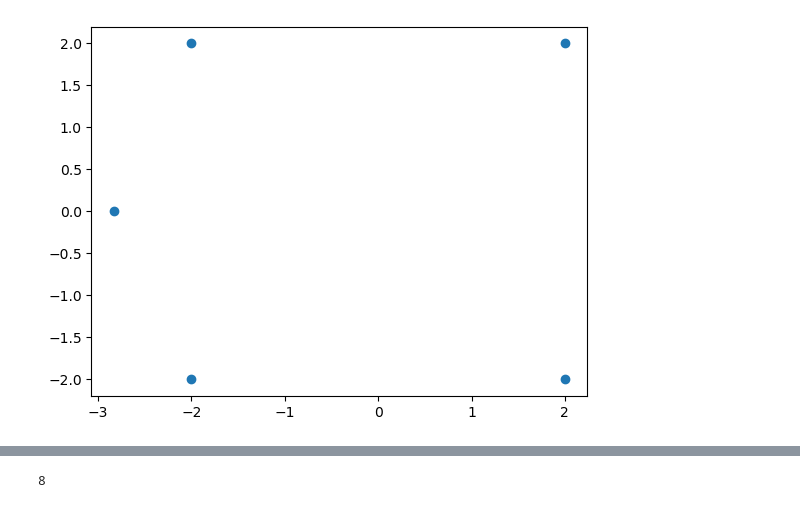
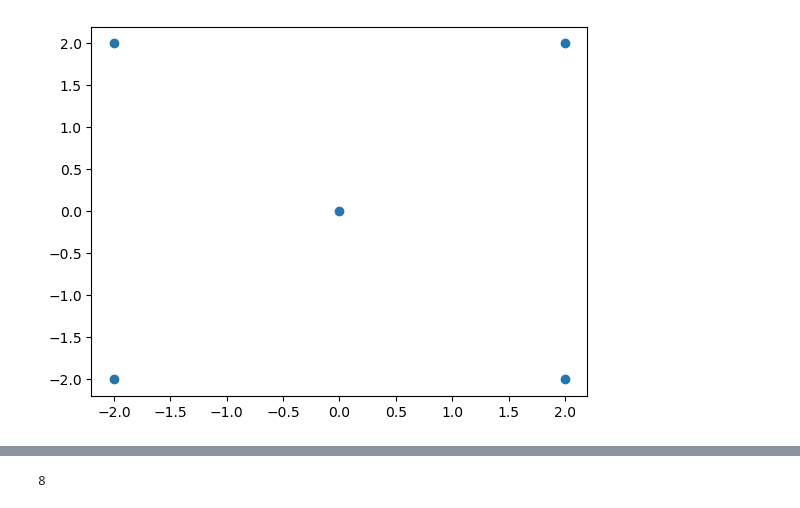
Before and after one commit to jakubMitura14/jax_cpu_experiments_b, a Jupyter notebook: geometric_sv_idea/ideas_geometric_sv.ipynb, the cells around one changed output, grey strips where cells are left out. Cells and saved outputs as stored; diff of their text form; code cells hidden in the pictures.

```diff
--- a/geometric_sv_idea/ideas_geometric_sv.ipynb
+++ b/geometric_sv_idea/ideas_geometric_sv.ipynb
@@ -7,42 +7,39 @@ import numpy as np
 import matplotlib.pyplot as plt
 import toolz
 import optax
 import jax.numpy as jnp
-
+import jax
 
 
 def get_contribution_in_axes(fixed_point,strength):
     # print(f"fixed_point {fixed_point} strength {strength}")
     e_x= jnp.array([1.0,0.0])
     e_y= jnp.array([0.0,1.0])
     x=optax.cosine_similarity(e_x,fixed_point)*strength
     y=optax.cosine_similarity(e_y,fixed_point)*strength
     return jnp.array([x,y])
+v_get_contribution_in_axes=jax.vmap(get_contribution_in_axes)
 
 
-# Creating a numpy array
-# X = np.array([2,2,3,4,4])
-# Y = np.array([2,4,3,2,4])
-
-# Plotting point using sactter method
-# plt.scatter(X,Y)
-# plt.show()
 
 points_const= jnp.array([[-2.0,-2.0],[-2.0,2.0],[2.0,2.0],[2.0,-2.0]])
-attraction_strength=jnp.array([3.0,3.0,1.0,1.0])
+# points_const= jnp.array([[2.0,2.0],[2.0,4.0],[4.0,4.0],[4.0,2.0]])
+attraction_strength=jnp.array([1.0,1.0,1.0,1.0])
+to_move=v_get_contribution_in_axes(points_const,attraction_strength)
 
-to_move=list(map(lambda tuple: get_contribution_in_axes(tuple[0],tuple[1]), list(zip(points_const,attraction_strength ) )))
-to_move=jnp.stack(to_move)
+
+# to_move=list(map(lambda tuple: get_contribution_in_axes(tuple[0],tuple[1]), list(zip(points_const,attraction_strength ) )))
+# to_move=jnp.stack(to_move)
 calced=jnp.sum(to_move,axis=0)
 calced= jnp.expand_dims(calced,axis=0)
 points_const= jnp.concatenate([points_const,calced],axis=0)
 X,Y=list(toolz.sandbox.core.unzip(points_const))
 X=list(X)
 Y=list(Y)
 plt.scatter(X,Y)
 plt.show()
 
 
 # optax.cosine_distance(jnp.array([[2.0,2.0]]),jnp.array([[2.0,2.0]]))
 # %% [output]
-[figure, old version]
+[figure, new version]
```
Also changed, not shown: parts of 1 cell of this notebook.
